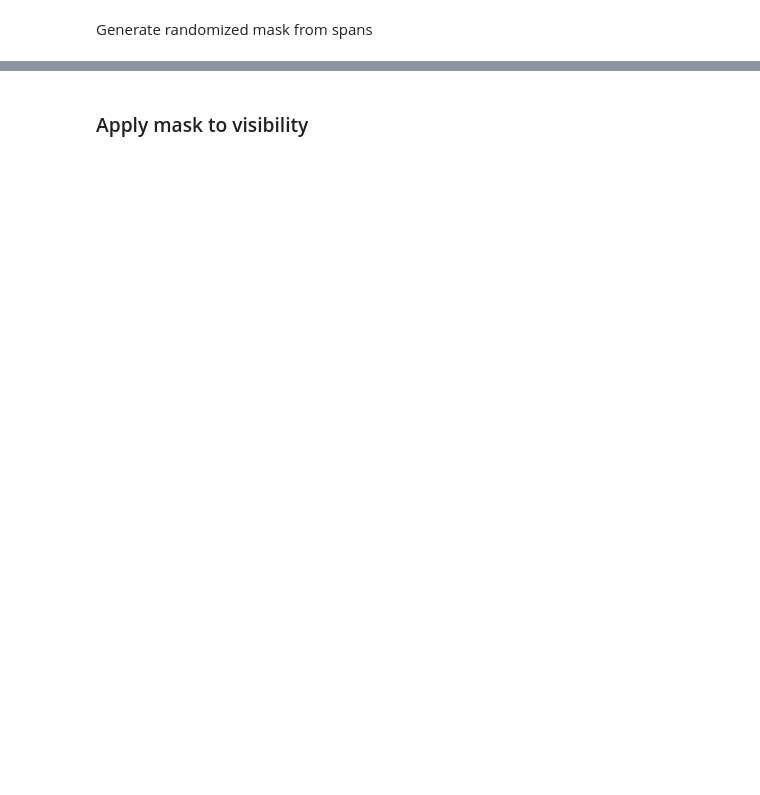
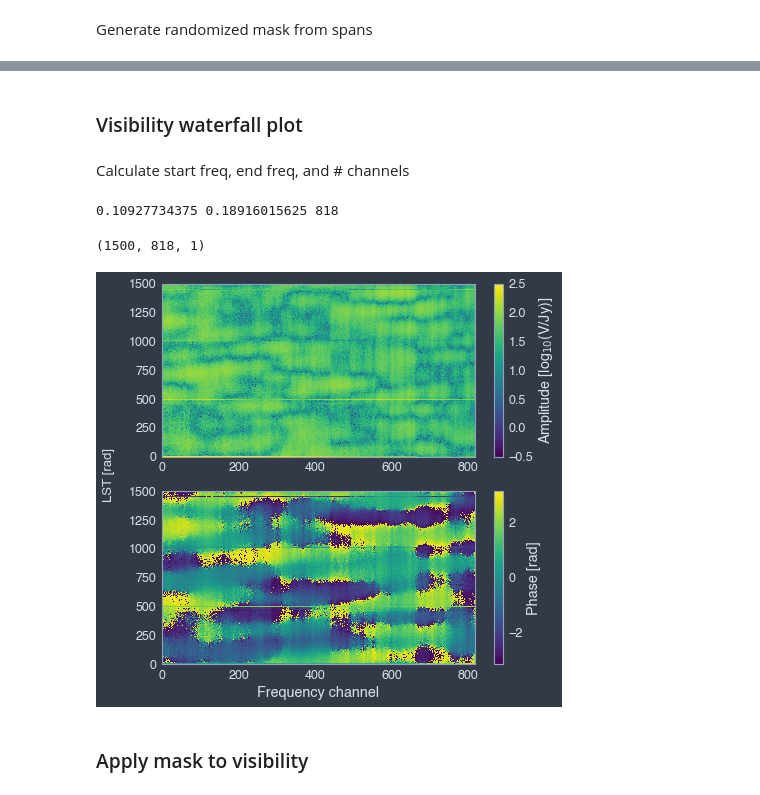
Before and after one commit to musicbyjing/inpainting_rfi, a Jupyter notebook: dataset_generation_for_inpainting.ipynb, the cells around one changed output, grey strips where cells are left out. Drawn from its saved outputs; the diff is of its cells as text; code cells hidden in the pictures; blank space fills up the shorter version.

```diff
--- a/dataset_generation_for_inpainting.ipynb
+++ b/dataset_generation_for_inpainting.ipynb
@@ -217,0 +142,2 @@ print(custom_mask)
+# %% [markdown]
+### Visibility waterfall plot
@@ -217,0 +205,11 @@ print(custom_mask)
+# %% [markdown]
+Calculate start freq, end freq, and # channels
+# %%
+# Original range: 100 - 200 GHz, 1024 channels
+start_freq = (100 + 100*start_mask/num_freq_channels) / 1000
+
+end_freq = (200 - 100*end_mask/num_freq_channels) / 1000
+num_reduced_channels = num_freq_channels - start_mask - end_mask
+print(start_freq, end_freq, num_reduced_channels)
+# %% [output]
+0.10927734375 0.18916015625 818
@@ -218,3 +218,20 @@ print(custom_mask)
+# %%
+lsts = np.linspace(0, 0.5*np.pi, 1500, endpoint=False) # local sidereal times; start range, stop range, number of snapshots
+# 1500 to match the mask; π/2 ~ 6h
+fqs = np.linspace(start_freq, end_freq, 1024, endpoint=False) # frequencies in GHz; start freq, end freq, number of channels
+################### why does this require 1024 channels to get 818 channels??
+# fqs = np.linspace(.1, .2, 1024, endpoint=False) # original
+bl_len_ns = np.array([30.,0,0]) # ENU coordinates
+
+vis = generate_one_vis(lsts, fqs, bl_len_ns)
+vis = vis[:, start_mask:(vis.shape[1]-end_mask)] # to account for start and end mask
+print(vis.shape)
+plot_one_vis(vis[:,:,0], 1500, 2.5, 3, (7,7))
+
+# plt.imshow(np.log(np.abs(vis[:,:,0])))
+# %% [output]
+(1500, 818, 1)
+[figure, added]
 # %% [markdown]
 ### Apply mask to visibility
 # %%
```
Also changed, not shown: parts of 16 cells of this notebook, 2 other files.
